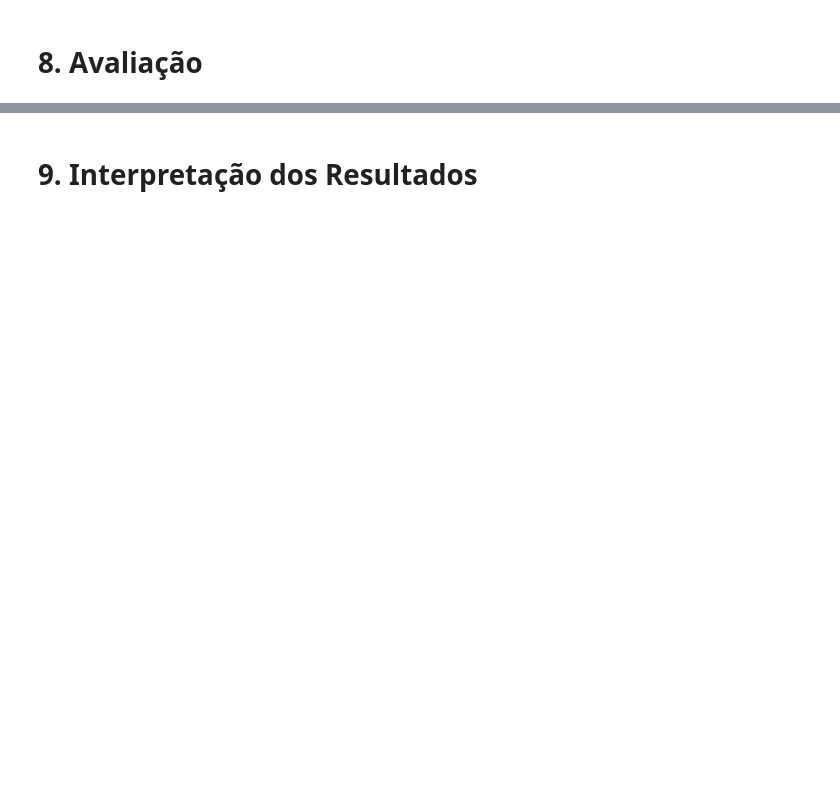
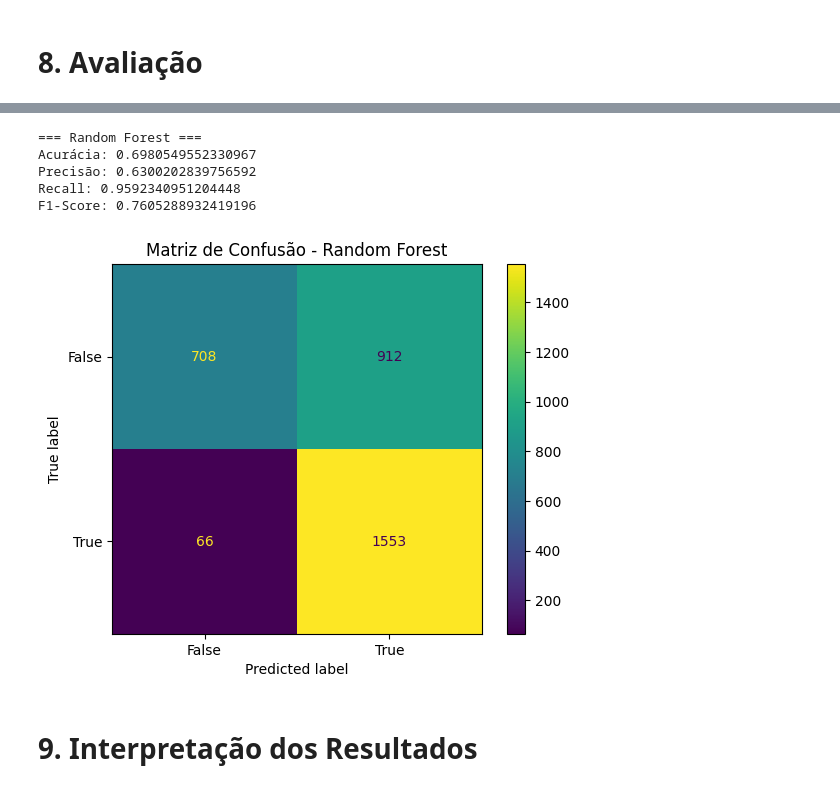
Before and after one commit to Kristiely/telecom-churn-prediction, a Jupyter notebook: Untitled3.ipynb, the cells around one changed output, grey strips where cells are left out. Drawn from its saved outputs; the diff is of its cells as text; code cells hidden in the pictures; blank space fills up the shorter version.

```diff
--- a/Untitled3.ipynb
+++ b/Untitled3.ipynb
@@ -13,0 +53,13 @@
+# %%
+from imblearn.over_sampling import SMOTE
+
+# Separar X e y
+X = df_encoded.drop(columns=['Churn_Yes'])
+y = df_encoded['Churn_Yes']
+
+# Converter possíveis booleanos para inteiros
+X = X.astype(int)
+
+# Aplicar SMOTE
+smote = SMOTE(random_state=42)
+X_resampled, y_resampled = smote.fit_resample(X, y)
@@ -19,0 +128,21 @@
+# %%
+# Divisão sem normalização
+X_train_raw, X_test_raw, y_train_raw, y_test_raw = train_test_split(
+    X_resampled, y_resampled,
+    test_size=0.3,
+    random_state=42,
+    stratify=y_resampled
+)
+# %%
+from sklearn.ensemble import RandomForestClassifier
+
+# Modelo 2
+modelo_rf = RandomForestClassifier(random_state=42)
+modelo_rf.fit(X_train_raw, y_train_raw)
+
+# Previsões
+y_pred_rf = modelo_rf.predict(X_test_raw)
+
+# Avaliação
+print("=== Random Forest ===")
+print(classification_report(y_test_raw, y_pred_rf))
@@ -22,2 +183,20 @@
+# %%
+print("=== Random Forest ===")
+print("Acurácia:", accuracy_score(y_test_raw, y_pred_rf))
+print("Precisão:", precision_score(y_test_raw, y_pred_rf))
+print("Recall:", recall_score(y_test_raw, y_pred_rf))
+print("F1-Score:", f1_score(y_test_raw, y_pred_rf))
+
+# Matriz de confusão
+ConfusionMatrixDisplay.from_predictions(y_test_raw, y_pred_rf)
+plt.title("Matriz de Confusão - Random Forest")
+plt.show()
+# %% [output]
+=== Random Forest ===
+Acurácia: 0.6980549552330967
+Precisão: 0.6300202839756592
+Recall: 0.9592340951204448
+F1-Score: 0.7605288932419196
+[figure, added]
 # %% [markdown]
 # 9. Interpretação dos Resultados
```
Also changed, not shown: parts of 23 cells of this notebook.
